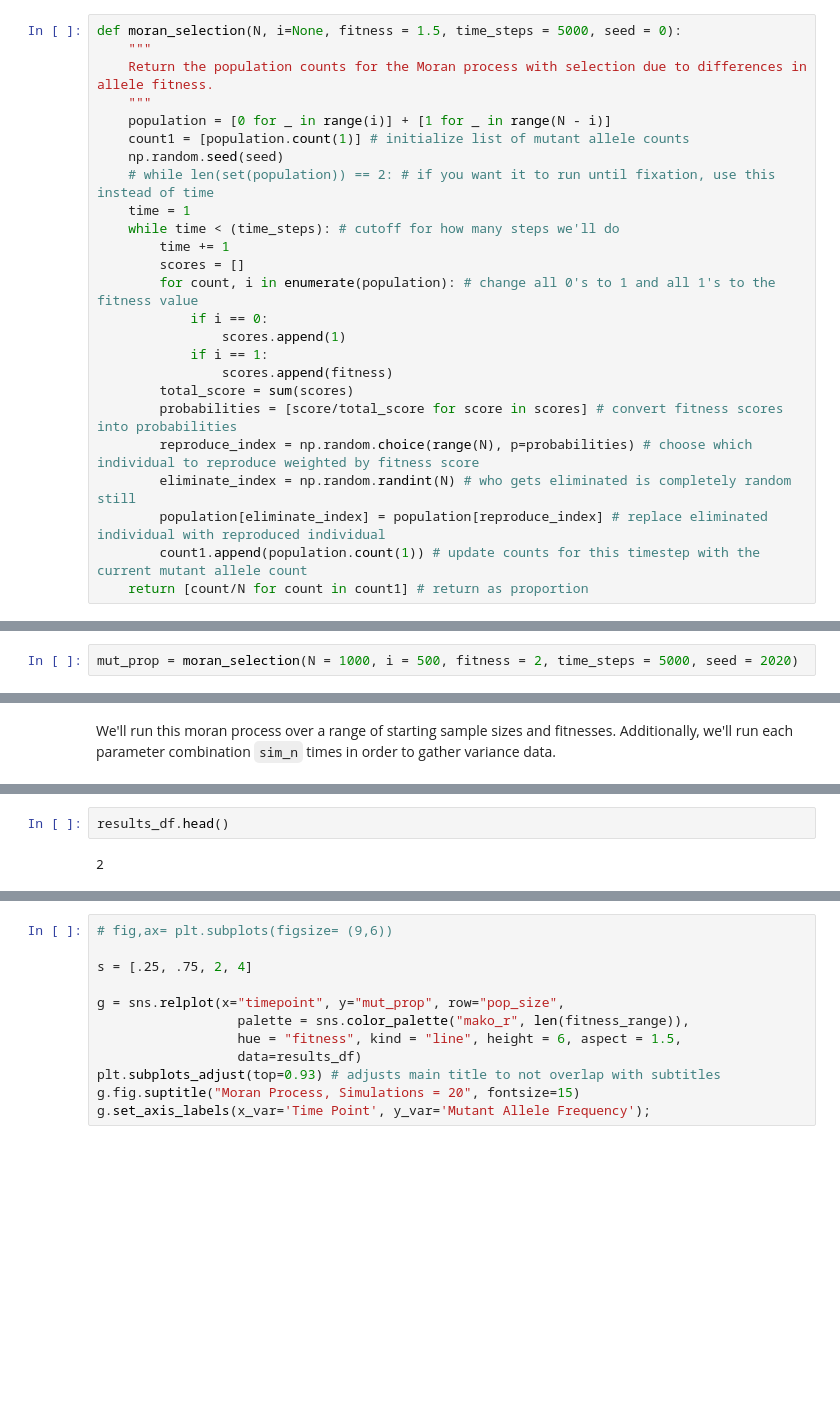
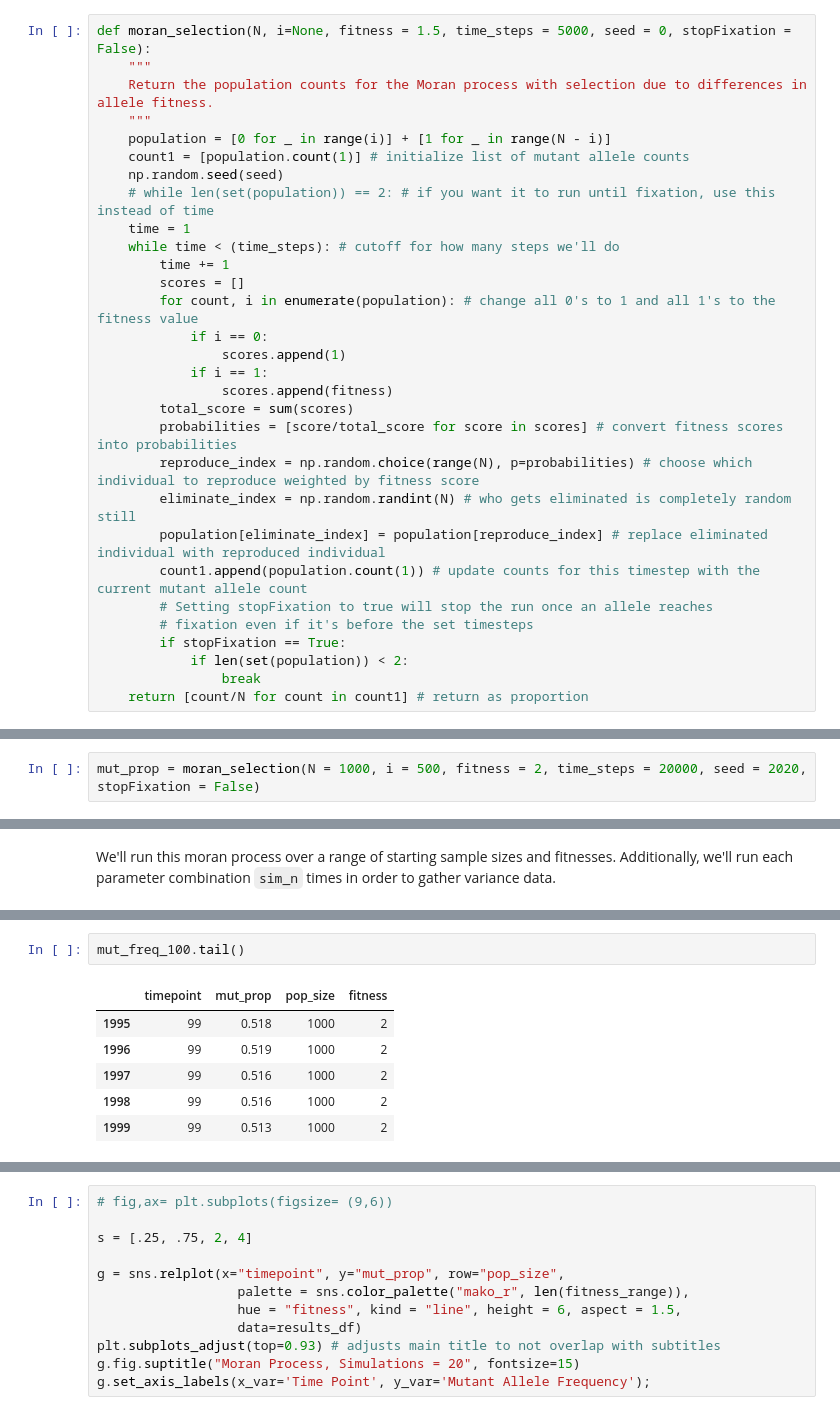
Before and after one commit to jessicascarborough/stochastic-modeling, a Jupyter notebook: stochastic_modeling.ipynb, the cells around one changed output, grey strips where cells are left out. Cells and saved outputs as stored; diff of their text form; blank space fills up the shorter version.

Commit message:
Update moran_selection function to include option for stopping once the experiment reaches fixation.

```diff
--- a/stochastic_modeling.ipynb
+++ b/stochastic_modeling.ipynb
@@ -70,7 +70,7 @@ plt.ylabel("$x_i$");
 
 Now, let's change the fitness of alleles. First, we'll start by defining a moran process function that takes sample size, initial wt allele starting size, fitness of mutant allele (ratio between mutant and wt allele), a set amount of time steps, and a seed.
 # %%
-def moran_selection(N, i=None, fitness = 1.5, time_steps = 5000, seed = 0):
+def moran_selection(N, i=None, fitness = 1.5, time_steps = 5000, seed = 0, stopFixation = False):
     """
     Return the population counts for the Moran process with selection due to differences in allele fitness.
     """
@@ -93,10 +93,15 @@ def moran_selection(N, i=None, fitness = 1.5, time_steps = 5000, seed = 0):
         eliminate_index = np.random.randint(N) # who gets eliminated is completely random still
         population[eliminate_index] = population[reproduce_index] # replace eliminated individual with reproduced individual
         count1.append(population.count(1)) # update counts for this timestep with the current mutant allele count
+        # Setting stopFixation to true will stop the run once an allele reaches
+        # fixation even if it's before the set timesteps
+        if stopFixation == True:
+            if len(set(population)) < 2:
+                break
     return [count/N for count in count1] # return as proportion
 # %% [markdown]
 Let's look at an example of a single run, starting with a population of 1000 (starting 50/50 between wt/mutant allele), where the mutant allele has a fitness ratio of 5:1 compared to the wild type. We'll run it for 5000 timesteps.
 # %%
-mut_prop = moran_selection(N = 1000, i = 500, fitness = 2, time_steps = 5000, seed = 2020)
+mut_prop = moran_selection(N = 1000, i = 500, fitness = 2, time_steps = 20000, seed = 2020, stopFixation = False)
 # %%
 plt.plot(mut_prop);
@@ -144,4 +150,9 @@ for i, N in enumerate(N_range):
-# %%
-results_df.head()
-# %% [output]
-2
+# %%
+mut_freq_100.tail()
+# %% [output]
+|  | timepoint | mut_prop | pop_size | fitness |
+| 1995 | 99 | 0.518 | 1000 | 2 |
+| 1996 | 99 | 0.519 | 1000 | 2 |
+| 1997 | 99 | 0.516 | 1000 | 2 |
+| 1998 | 99 | 0.516 | 1000 | 2 |
+| 1999 | 99 | 0.513 | 1000 | 2 |
```
Also changed, not shown: parts of 5 cells of this notebook.
